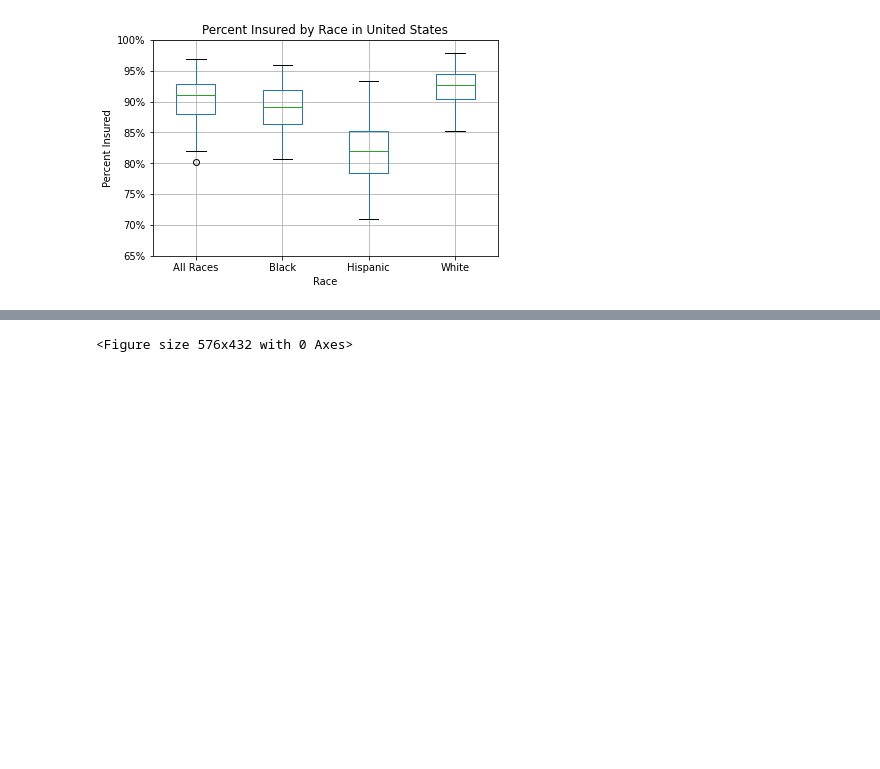
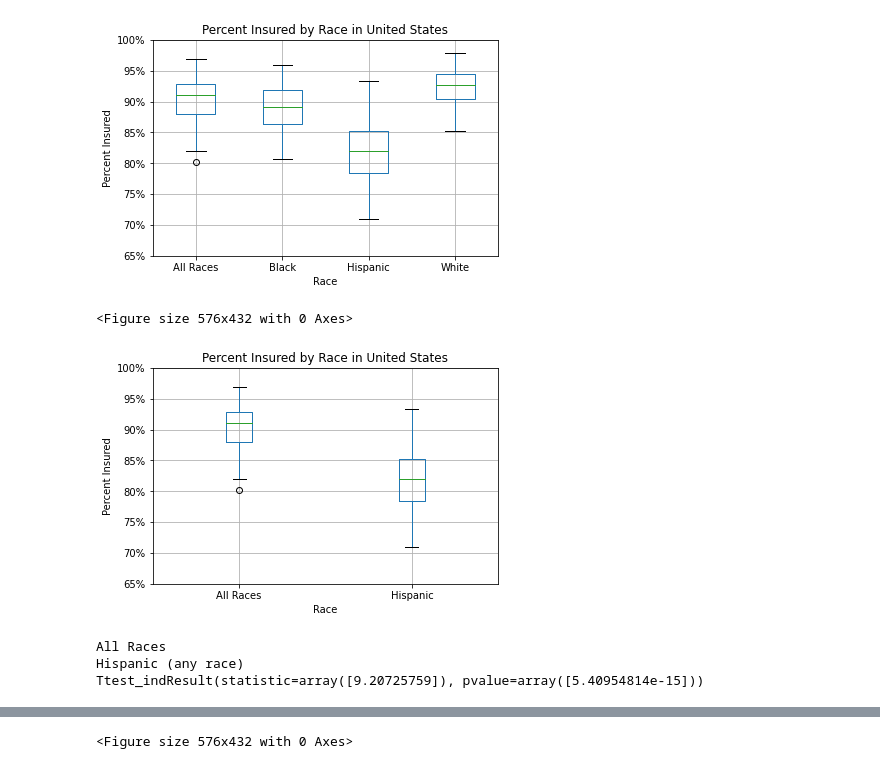
Before and after one commit to KZavalin/Project1_Group4, a Jupyter notebook: Insurance Census Data Updated.ipynb, the cells around one changed output, grey strips where cells are left out. Saved outputs shown, nothing was run; the diff lists cells and outputs as text; code cells hidden in the pictures; blank space fills up the shorter version.

Commit message:
added separate hispanic and income analysis

```diff
--- a/Insurance Census Data Updated.ipynb
+++ b/Insurance Census Data Updated.ipynb
@@ -146,6 +136,42 @@ plt.savefig("output/graphs_race.png", bbox_inches='tight')
 # %% [output]
 <Figure size 576x432 with 0 Axes>
 [figure]
+# %%
+#Only Hispanic vs all races
+fig1=plt.figure(1, figsize=(8,6))
+hispanic_df=by_race_df.loc[(by_race_df["Race"]=="Hispanic (any race)")|(by_race_df["Race"]=="All Races"),:]
+hispanic_df.head()
+subplot=hispanic_df.boxplot("Percent Insured", by="Race")
+plt.xticks([1,2],["All Races","Hispanic"])
+#This replaces automatic title with a custom title.
+plt.title('Percent Insured by Race in United States')
+plt.suptitle('')
+#sets y axis range and then sets it to percent. You can change numbers here to alter the range.
+subplot.set_ylim(.65,1)
+yvalues=subplot.get_yticks()
+subplot.set_yticklabels(['{:,.0%}'.format(y) for y in yvalues])
+subplot.set_ylabel('Percent Insured')
+#Bbox_inches makes sure there is room to fit the x ticks/label in the EXPORTED FILE.
+#Two formats used for output. If you can use svg in making the presentation, it will look better
+#because it's a vector graphics file, so it won't get pixilated when you make it larger.
+plt.savefig("output/graphs_race.svg", bbox_inches='tight')
+plt.savefig("output/graphs_race.png", bbox_inches='tight')
+# %% [output]
+<Figure size 576x432 with 0 Axes>
+[figure, added]
+# %%
+#T-test for hispanic vs all races
+dframe=hispanic_df
+variable='Race'
+for group in dframe[variable].unique():
+    print(group)
+#This performs the statistical test, which can be changed here.
+test_result=stats.ttest_ind(*(dframe.loc[dframe[variable]==group,['Percent Insured']] for group in dframe[variable].unique()))
+print(test_result)
+# %% [output]
+All Races
+Hispanic (any race)
+Ttest_indResult(statistic=array([9.20725759]), pvalue=array([5.40954814e-15]))
 # %%
 by_age_df = clean_census_df.loc[(clean_census_df["Race"]=="All Races")&(clean_census_df["Sex"]=="Both Sexes")&(clean_census_df["Income Poverty Ratio"]=="All Incomes"),:]
 by_age_df
```
Also changed, not shown: parts of 4 cells of this notebook, 4 other files.
